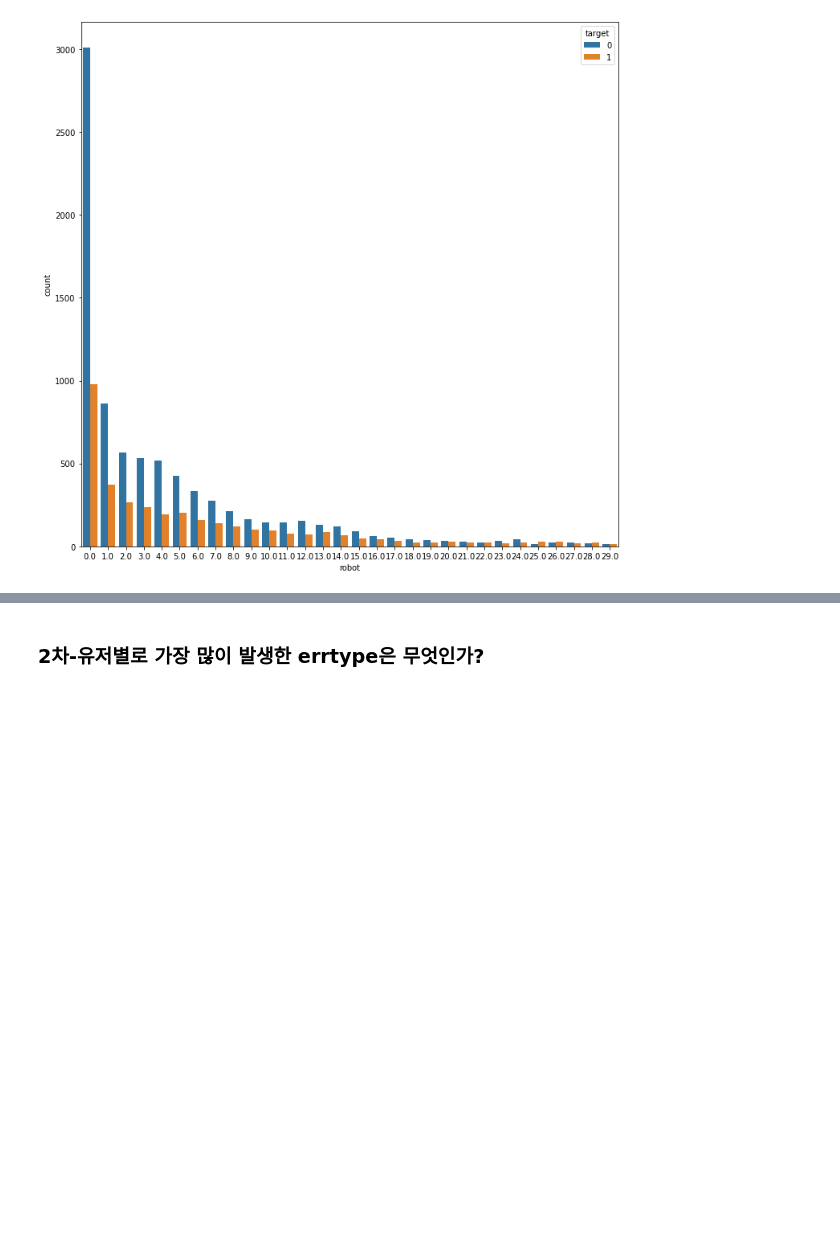
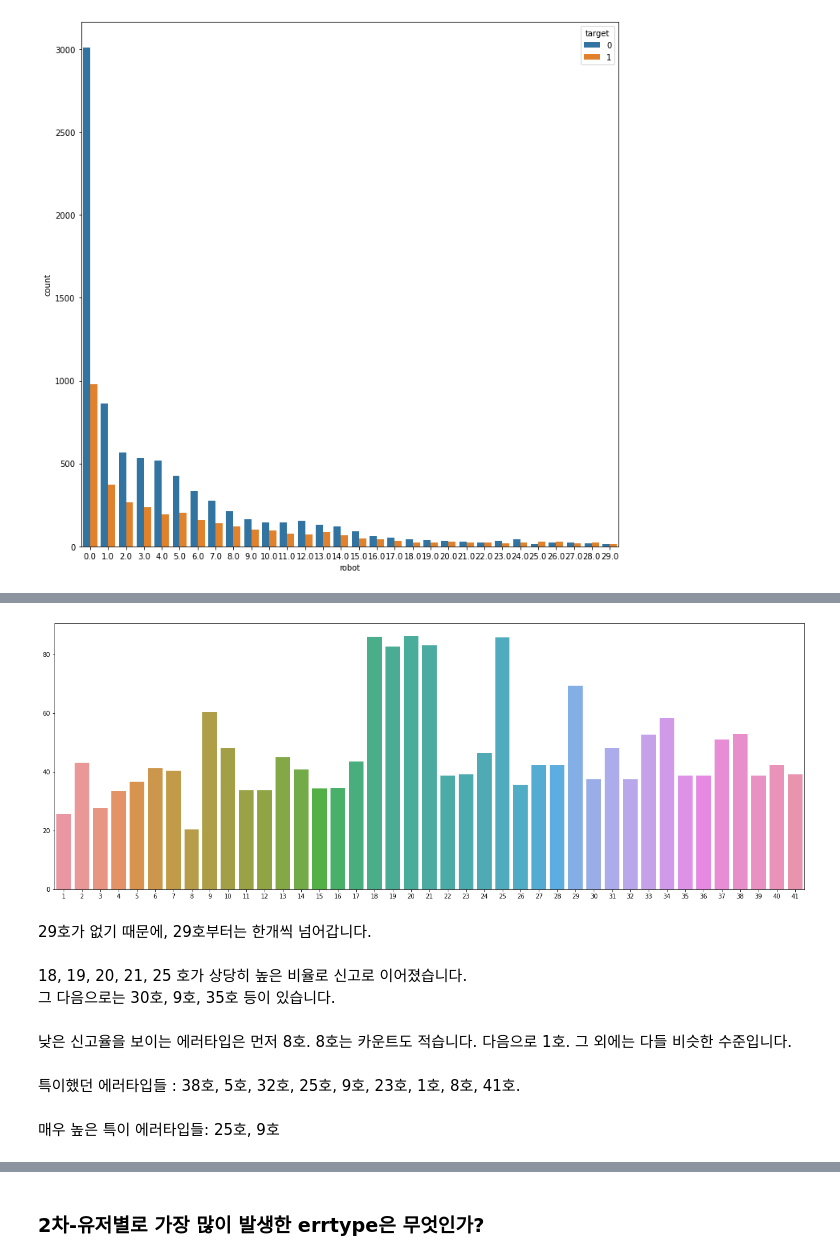
Before and after one commit to thinpig99/Comp_errorPredict, a Jupyter notebook: king_210113_feature-collection.ipynb, the cells around one changed output, grey strips where cells are left out. Cells and saved outputs as stored; diff of their text form; code cells hidden in the pictures; blank space fills up the shorter version.

```diff
--- a/king_210113_feature-collection.ipynb
+++ b/king_210113_feature-collection.ipynb
@@ -499,0 +961,17 @@ yes or no 로 접근을 해볼까요..?
+# %%
+plt.figure(figsize=(22, 8))
+sns.barplot(np.arange(1, 42, 1), ((etuc_2 / etuc_1) * 100).round(2))
+plt.show()
+# %% [output]
+[figure, added]
+# %% [markdown]
+29호가 없기 때문에, 29호부터는 한개씩 넘어갑니다.
+# %% [markdown]
+18, 19, 20, 21, 25 호가 상당히 높은 비율로 신고로 이어졌습니다.<br>
+그 다음으로는 30호, 9호, 35호 등이 있습니다.
+# %% [markdown]
+낮은 신고율을 보이는 에러타입은 먼저 8호. 8호는 카운트도 적습니다. 다음으로 1호. 그 외에는 다들 비슷한 수준입니다.
+# %% [markdown]
+특이했던 에러타입들 : 38호, 5호, 32호, 25호, 9호, 23호, 1호, 8호, 41호.
+# %% [markdown]
+매우 높은 특이 에러타입들: 25호, 9호
```
Also changed, not shown: parts of 135 cells of this notebook, 3 other files.
